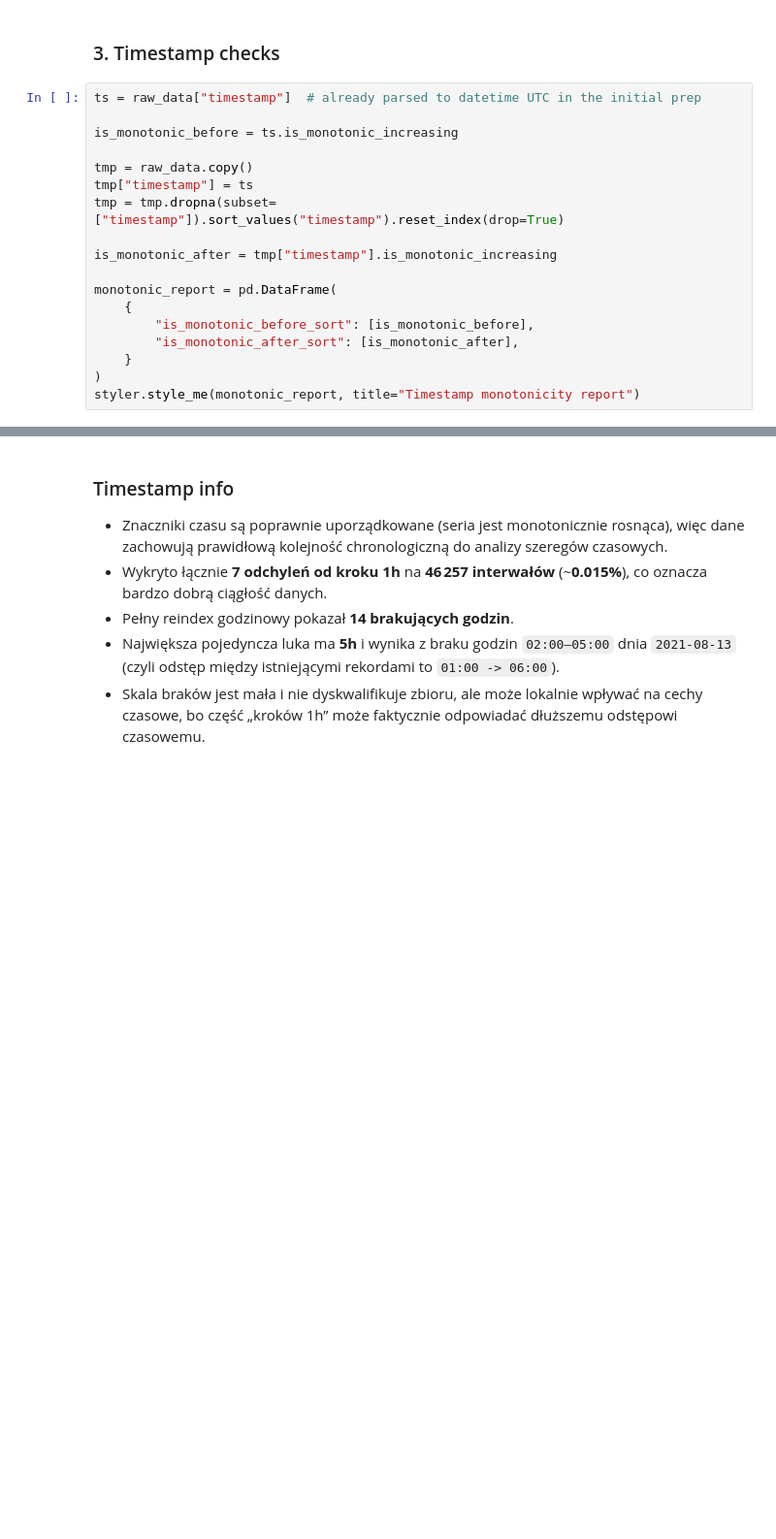
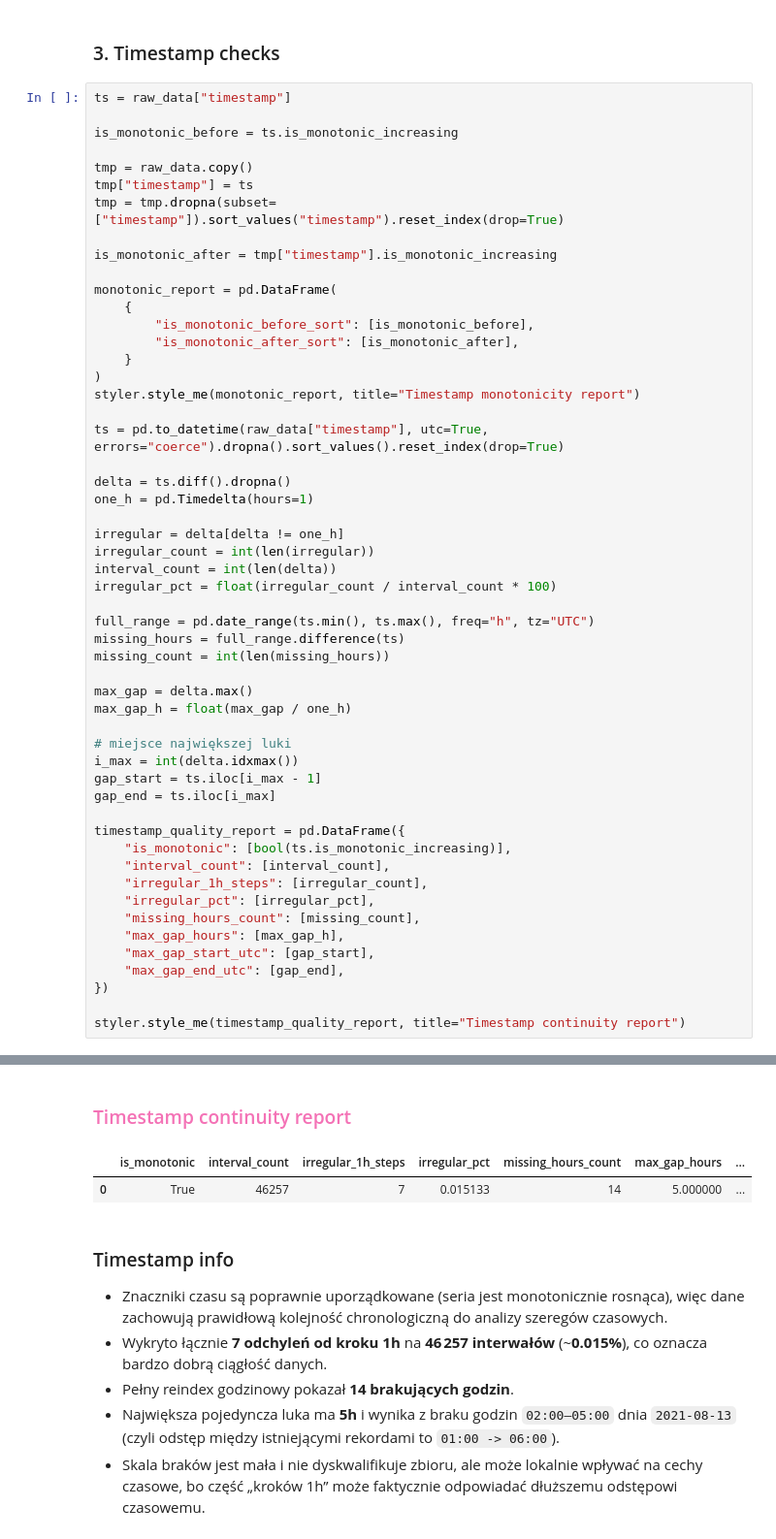
Before and after one commit to aneq05/eth-mlp-project, a Jupyter notebook: final_version/final_v.ipynb, the cells around one changed output, grey strips where cells are left out. Shown at 97% size. Drawn from its saved outputs; the diff is of its cells as text; blank space fills up the shorter version.

```diff
--- a/final_version/final_v.ipynb
+++ b/final_version/final_v.ipynb
@@ -195,27 +167,65 @@ Quality table
 # %% [markdown]
 ### 3. Timestamp checks
 # %%
-ts = raw_data["timestamp"]  # already parsed to datetime UTC in the initial prep
+ts = raw_data["timestamp"]
 
 is_monotonic_before = ts.is_monotonic_increasing
 
 tmp = raw_data.copy()
 tmp["timestamp"] = ts
 tmp = tmp.dropna(subset=["timestamp"]).sort_values("timestamp").reset_index(drop=True)
 
 is_monotonic_after = tmp["timestamp"].is_monotonic_increasing
 
 monotonic_report = pd.DataFrame(
     {
         "is_monotonic_before_sort": [is_monotonic_before],
         "is_monotonic_after_sort": [is_monotonic_after],
     }
 )
 styler.style_me(monotonic_report, title="Timestamp monotonicity report")
+
+ts = pd.to_datetime(raw_data["timestamp"], utc=True, errors="coerce").dropna().sort_values().reset_index(drop=True)
+
+delta = ts.diff().dropna()
+one_h = pd.Timedelta(hours=1)
+
+irregular = delta[delta != one_h]
+irregular_count = int(len(irregular))
+interval_count = int(len(delta))
+irregular_pct = float(irregular_count / interval_count * 100)
+
+full_range = pd.date_range(ts.min(), ts.max(), freq="h", tz="UTC")
+missing_hours = full_range.difference(ts)
+missing_count = int(len(missing_hours))
+
+max_gap = delta.max()
+max_gap_h = float(max_gap / one_h)
+
+# miejsce największej luki
+i_max = int(delta.idxmax())
+gap_start = ts.iloc[i_max - 1]
+gap_end = ts.iloc[i_max]
+
+timestamp_quality_report = pd.DataFrame({
+    "is_monotonic": [bool(ts.is_monotonic_increasing)],
+    "interval_count": [interval_count],
+    "irregular_1h_steps": [irregular_count],
+    "irregular_pct": [irregular_pct],
+    "missing_hours_count": [missing_count],
+    "max_gap_hours": [max_gap_h],
+    "max_gap_start_utc": [gap_start],
+    "max_gap_end_utc": [gap_end],
+})
+
+styler.style_me(timestamp_quality_report, title="Timestamp continuity report")
 # %% [output]
 Timestamp monotonicity report
 |  | is_monotonic_before_sort | is_monotonic_after_sort |
 | 0 | True | True |
+Timestamp continuity report
+|  | is_monotonic | interval_count | irregular_1h_steps | irregular_pct | missing_hours_count | max_gap_hours | ... |
+| 0 | True | 46257 | 7 | 0.015133 | 14 | 5.000000 | ... |
 # %% [markdown]
 ### Timestamp info
 
```
Also changed, not shown: parts of 28 cells of this notebook.
